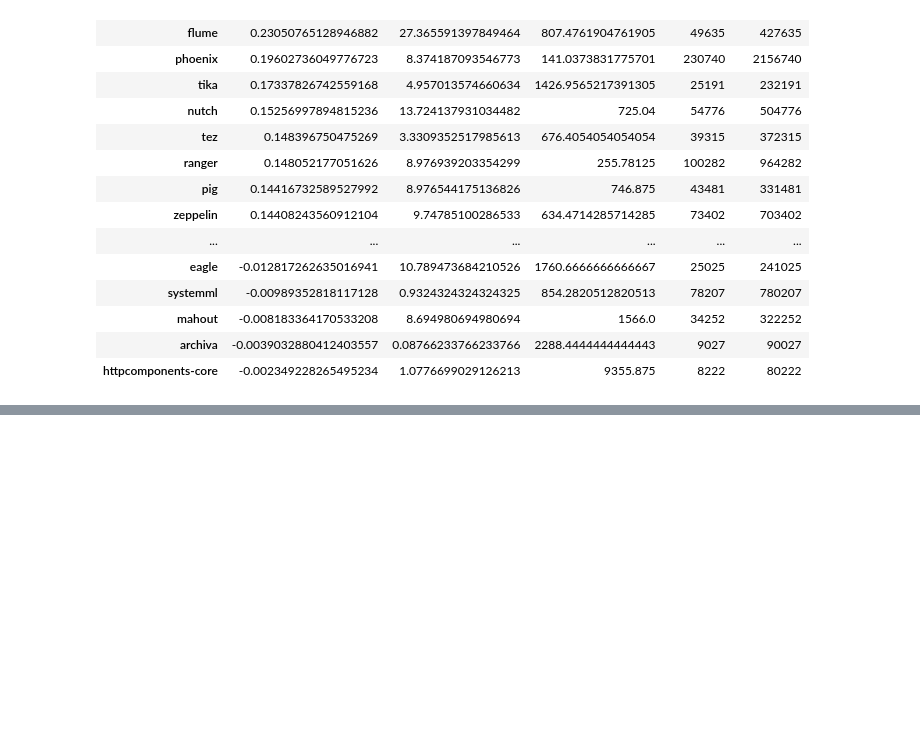
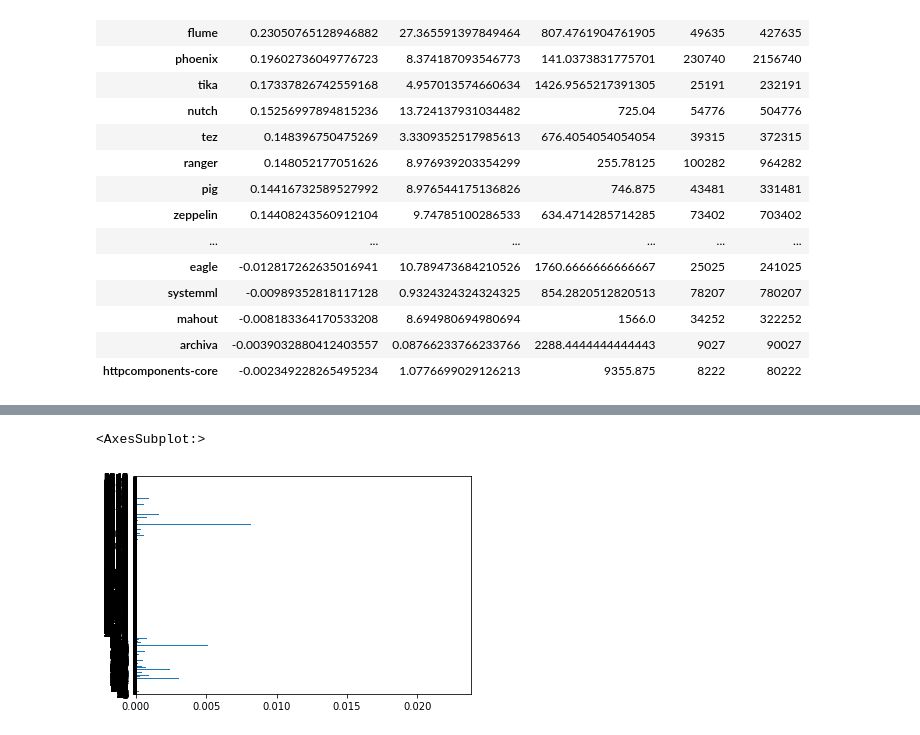
Before and after one commit to smartshark/promise-challenge, a Jupyter notebook: notebooks/Untitled.ipynb, the cells around one changed output, grey strips where cells are left out. Saved outputs shown, nothing was run; the diff lists cells and outputs as text; code cells hidden in the pictures; blank space fills up the shorter version.

```diff
--- a/notebooks/Untitled.ipynb
+++ b/notebooks/Untitled.ipynb
@@ -609,0 +1890,5 @@ pd.DataFrame(bl_rf8).transpose()
+# %%
+feat_importances.plot(kind='barh')
+# %% [output]
+<AxesSubplot:>
+[figure, added]
```
Also changed, not shown: parts of 70 cells of this notebook, 3 other files.
